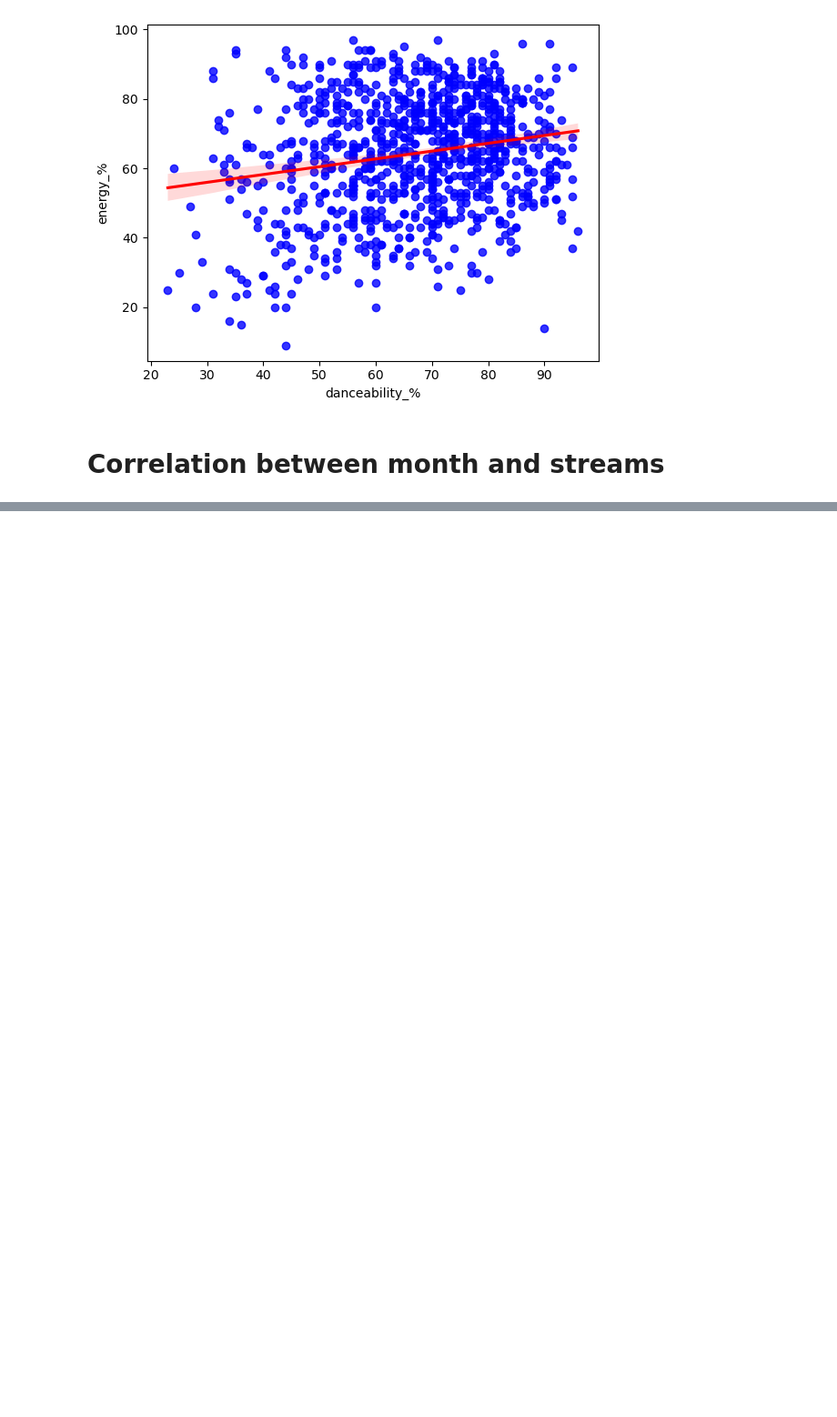
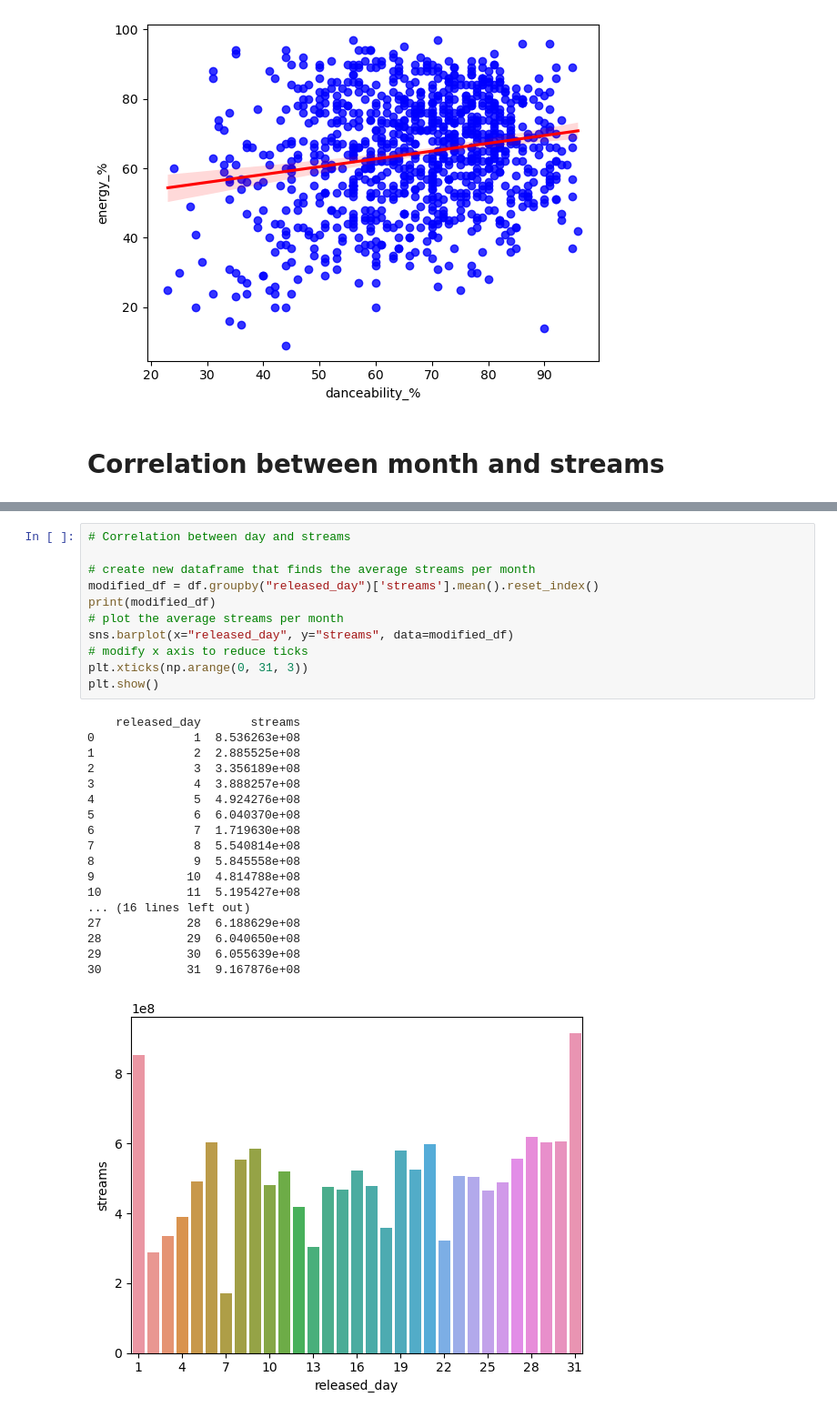
Before and after one commit to andaero/spotifydataviz, a Jupyter notebook: Spotify.ipynb, the cells around one changed output, grey strips where cells are left out. Shown at 91% size. Cells and saved outputs as stored; diff of their text form; blank space fills up the shorter version.

```diff
--- a/Spotify.ipynb
+++ b/Spotify.ipynb
@@ -85,0 +99,30 @@ KeyError: 'avg_streams'
+# %%
+# Correlation between day and streams
+
+# create new dataframe that finds the average streams per month
+modified_df = df.groupby("released_day")['streams'].mean().reset_index()
+print(modified_df)
+# plot the average streams per month
+sns.barplot(x="released_day", y="streams", data=modified_df)
+# modify x axis to reduce ticks
+plt.xticks(np.arange(0, 31, 3))
+plt.show()
+# %% [output]
+    released_day       streams
+0              1  8.536263e+08
+1              2  2.885525e+08
+2              3  3.356189e+08
+3              4  3.888257e+08
+4              5  4.924276e+08
+5              6  6.040370e+08
+6              7  1.719630e+08
+7              8  5.540814e+08
+8              9  5.845558e+08
+9             10  4.814788e+08
+10            11  5.195427e+08
+... (16 lines left out)
+27            28  6.188629e+08
+28            29  6.040650e+08
+29            30  6.055639e+08
+30            31  9.167876e+08
+[figure, added]
```
Also changed, not shown: parts of 10 cells of this notebook, 2 other files.
